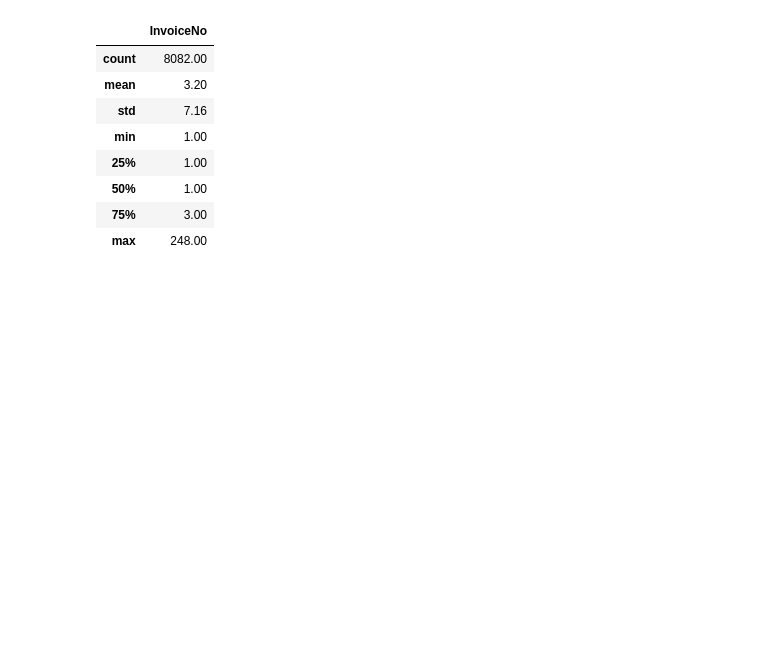
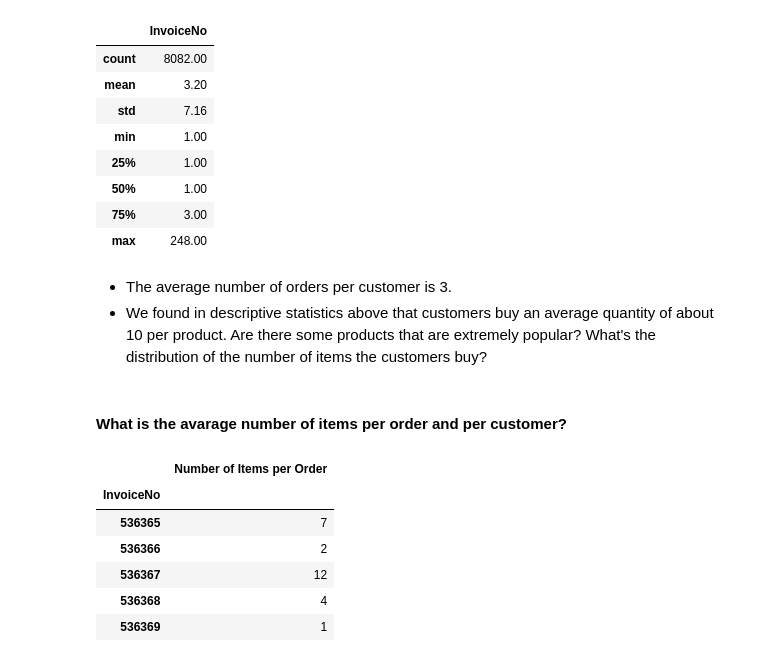
Before and after one commit to Ranjitkumarmuduli/Capstone-Project--4, a Jupyter notebook: Online_Retail_Customer_Segmentation_Capstone_Project.ipynb, the cells around one changed output. Saved outputs shown, nothing was run; the diff lists cells and outputs as text; code cells hidden in the pictures; blank space fills up the shorter version.

```diff
--- a/Online_Retail_Customer_Segmentation_Capstone_Project.ipynb
+++ b/Online_Retail_Customer_Segmentation_Capstone_Project.ipynb
@@ -354,3 +354,20 @@ groupby_customers.describe()
 | 50% | 1.00 |
 | 75% | 3.00 |
 | max | 248.00 |
+# %% [markdown]
+* The average number of orders per customer is 3.
+* We found in descriptive statistics above that customers buy an average quantity of about 10 per product. Are there some products that are extremely popular? What's the distribution of the number of items the customers buy?
+# %% [markdown]
+#### What is the avarage number of items per order and per customer?
+# %%
+groupby_invoice = pd.DataFrame(df.groupby('InvoiceNo')['StockCode'].nunique())
+groupby_invoice.columns = ['Number of Items per Order']
+groupby_invoice.head()
+# %% [output]
+|  | Number of Items per Order |
+| InvoiceNo |  |
+| 536365 | 7 |
+| 536366 | 2 |
+| 536367 | 12 |
+| 536368 | 4 |
+| 536369 | 1 |
```
Also changed, not shown: parts of 7 cells of this notebook.
